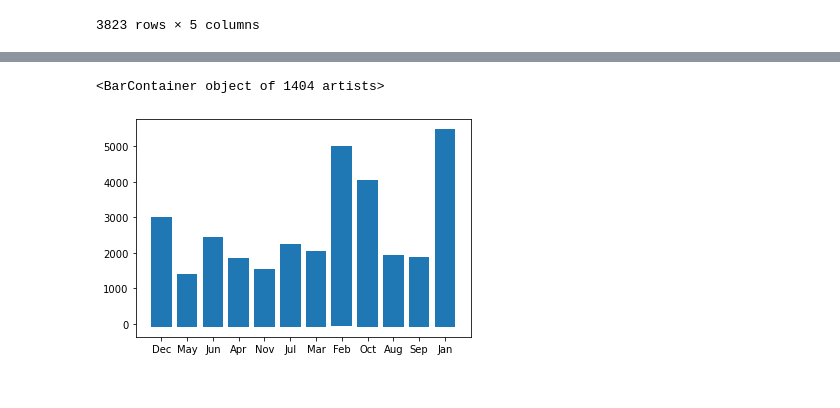
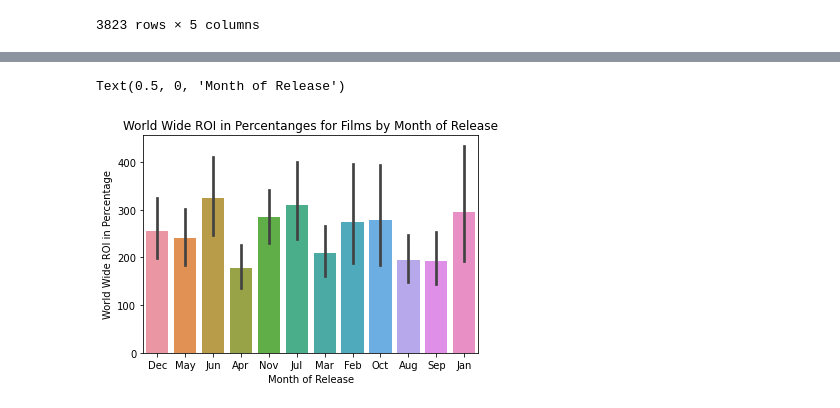
Before and after one commit to sarahadamsjack/phase-1-project-1, a Jupyter notebook: Untitled.ipynb, the cells around one changed output, grey strips where cells are left out. Drawn from its saved outputs; the diff is of its cells as text; code cells hidden in the pictures.

```diff
--- a/Untitled.ipynb
+++ b/Untitled.ipynb
@@ -153,12 +186,36 @@ ax.bar(x,y)
+# %%
+#graph 2: world wide roi and release month
+fig, ax = plt.subplots()
+
+#setting x and y variables
+y2= master_data['worldwide_ROI_perc']
+x2 = master_data['release_month']
+
+#graphing
+ax= sns.barplot(x=x2, y=y2, data=master_data)
+
+#setting labels and titles
+ax.set_title("World Wide ROI in Percentanges for Films by Month of Release")
+ax.set_ylabel("World Wide ROI in Percentage")
+ax.set_xlabel("Month of Release")
+
+
+
+
+
+
+
+
+#NOTE: WORLD WIDE ROI INCLUDES DOMESTIC ROI
+# %% [output]
+Text(0.5, 0, 'Month of Release')
+[figure, added]
 # %%
-#graph 2: release month & worldwide_ROI
-y= master_data['worldwide_ROI_perc']
-x = master_data['release_month']
+#DRAFT: graph 2: release month & worldwide_ROI
+#y= master_data['worldwide_ROI_perc']
+#x = master_data['release_month']
 
-fig, ax = plt.subplots()
-ax.bar(x,y)
+#fig, ax = plt.subplots()
+#ax.bar(x,y)
 
 #intial insights: similar pattern as domestic, esp with that feburary thing --> much greater increase for january (could be holiday season, people want or need something to do bc most things are closed and also awards season )
-# %% [output]
-<BarContainer object of 1404 artists>
-[figure, removed]
```
Also changed, not shown: parts of 2 cells of this notebook.
